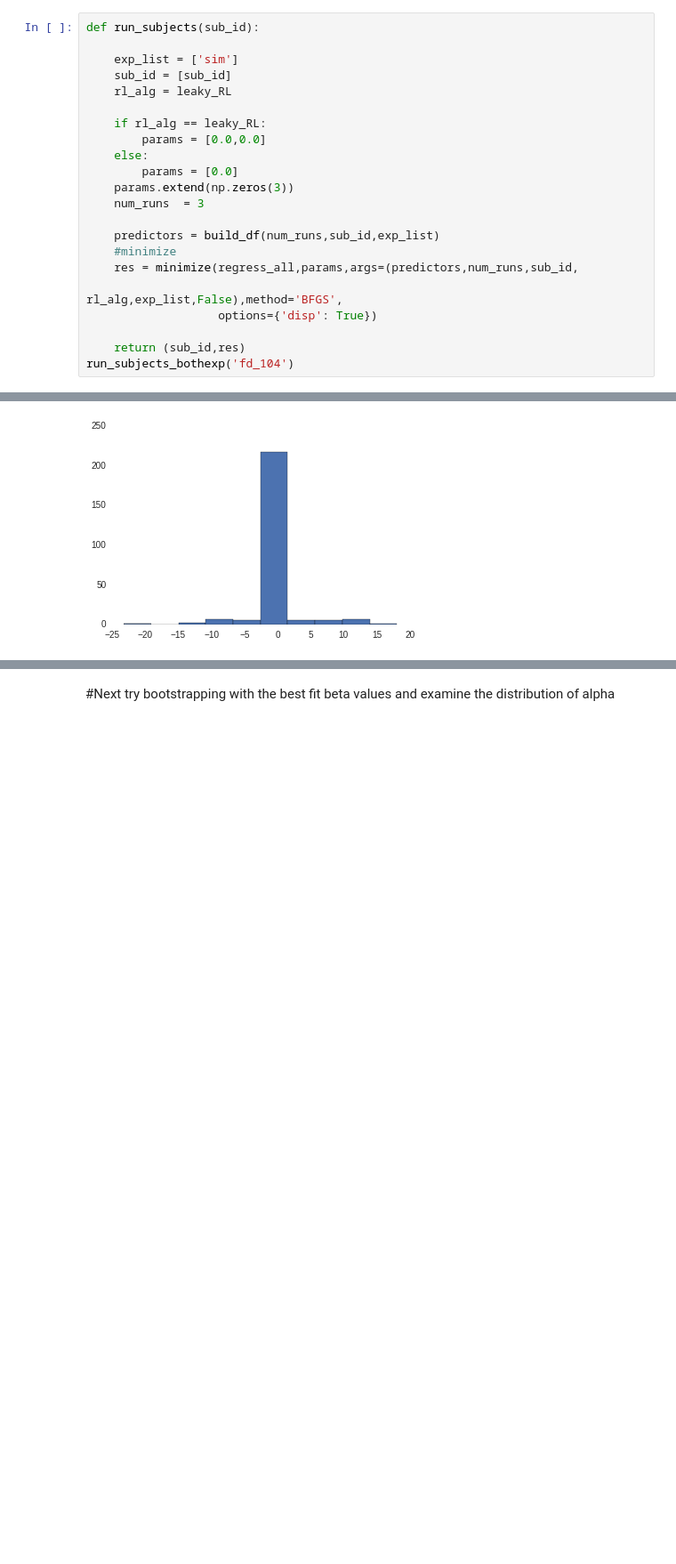
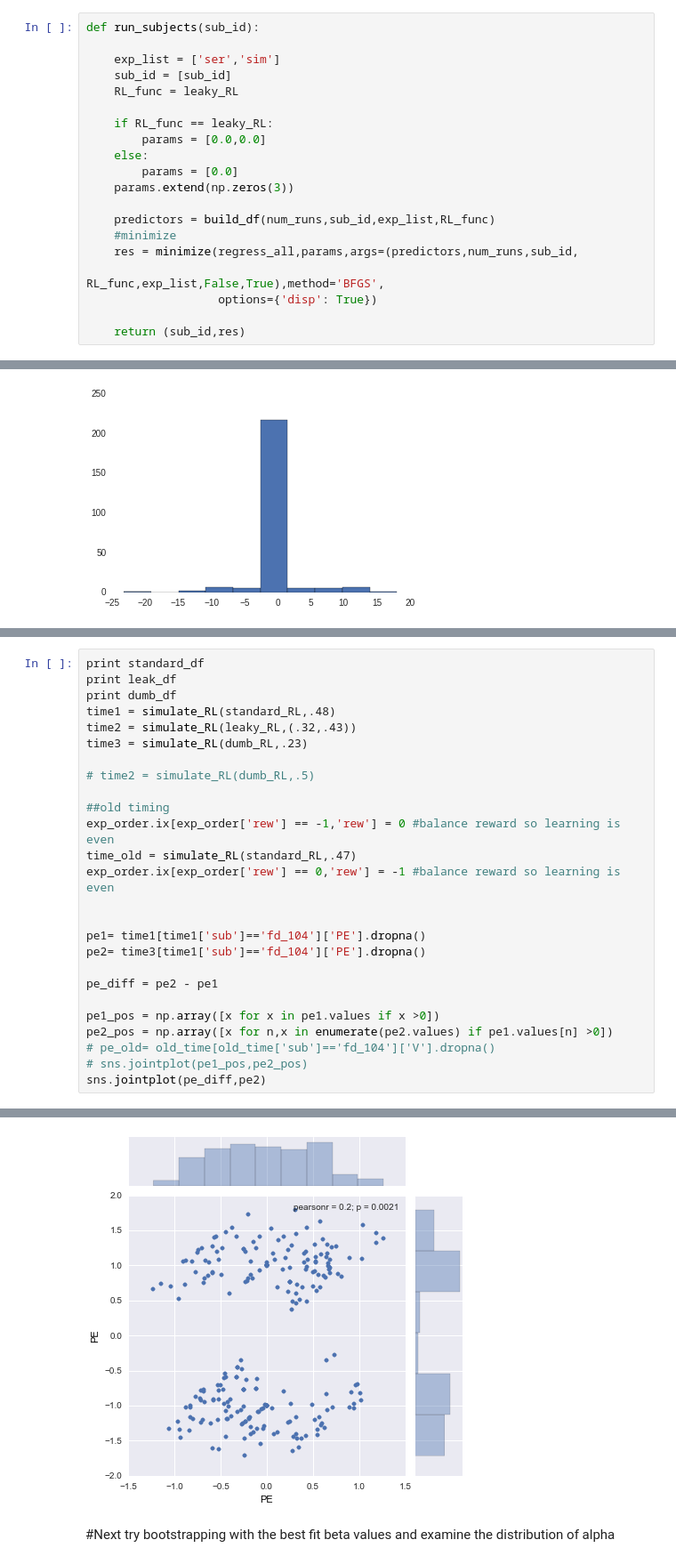
Before and after one commit to iancballard/feature-discrimination-analysis, a Jupyter notebook: RT_fitting.ipynb, the cells around one changed output, grey strips where cells are left out. Shown at 89% size. Saved outputs shown, nothing was run; the diff lists cells and outputs as text; blank space fills up the shorter version.

```diff
--- a/RT_fitting.ipynb
+++ b/RT_fitting.ipynb
@@ -323,22 +439,20 @@ print beta
 # %%
 def run_subjects(sub_id):
 
-    exp_list = ['sim']
+    exp_list = ['ser','sim']
     sub_id = [sub_id]
-    rl_alg = leaky_RL
+    RL_func = leaky_RL
 
-    if rl_alg == leaky_RL:
+    if RL_func == leaky_RL:
         params = [0.0,0.0]
     else:
         params = [0.0]
     params.extend(np.zeros(3))
-    num_runs  = 3
 
-    predictors = build_df(num_runs,sub_id,exp_list)
+    predictors = build_df(num_runs,sub_id,exp_list,RL_func)
     #minimize
     res = minimize(regress_all,params,args=(predictors,num_runs,sub_id,
-                                                    rl_alg,exp_list,False),method='BFGS',
+                                                    RL_func,exp_list,False,True),method='BFGS',
                    options={'disp': True})
 
     return (sub_id,res)
-run_subjects_bothexp('fd_104')
@@ -578,0 +654,27 @@ timing_info.to_csv(data_dir + '/timing_info.csv')
+# %%
+print standard_df
+print leak_df
+print dumb_df
+time1 = simulate_RL(standard_RL,.48)
+time2 = simulate_RL(leaky_RL,(.32,.43))
+time3 = simulate_RL(dumb_RL,.23)
+
+# time2 = simulate_RL(dumb_RL,.5)
+
+##old timing
+exp_order.ix[exp_order['rew'] == -1,'rew'] = 0 #balance reward so learning is even
+time_old = simulate_RL(standard_RL,.47)
+exp_order.ix[exp_order['rew'] == 0,'rew'] = -1 #balance reward so learning is even
+
+
+pe1= time1[time1['sub']=='fd_104']['PE'].dropna()
+pe2= time3[time1['sub']=='fd_104']['PE'].dropna()
+
+pe_diff = pe2 - pe1
+
+pe1_pos = np.array([x for x in pe1.values if x >0])
+pe2_pos = np.array([x for n,x in enumerate(pe2.values) if pe1.values[n] >0])
+# pe_old= old_time[old_time['sub']=='fd_104']['V'].dropna()
+# sns.jointplot(pe1_pos,pe2_pos)
+sns.jointplot(pe_diff,pe2)
+# %% [output]
@@ -579,3 +688,4 @@ timing_info.to_csv(data_dir + '/timing_info.csv')
+[figure, added]
 # %% [markdown]
 #Next try bootstrapping with the best fit beta values and examine the distribution of alpha
 # %%
```
Also changed, not shown: parts of 28 cells of this notebook.
